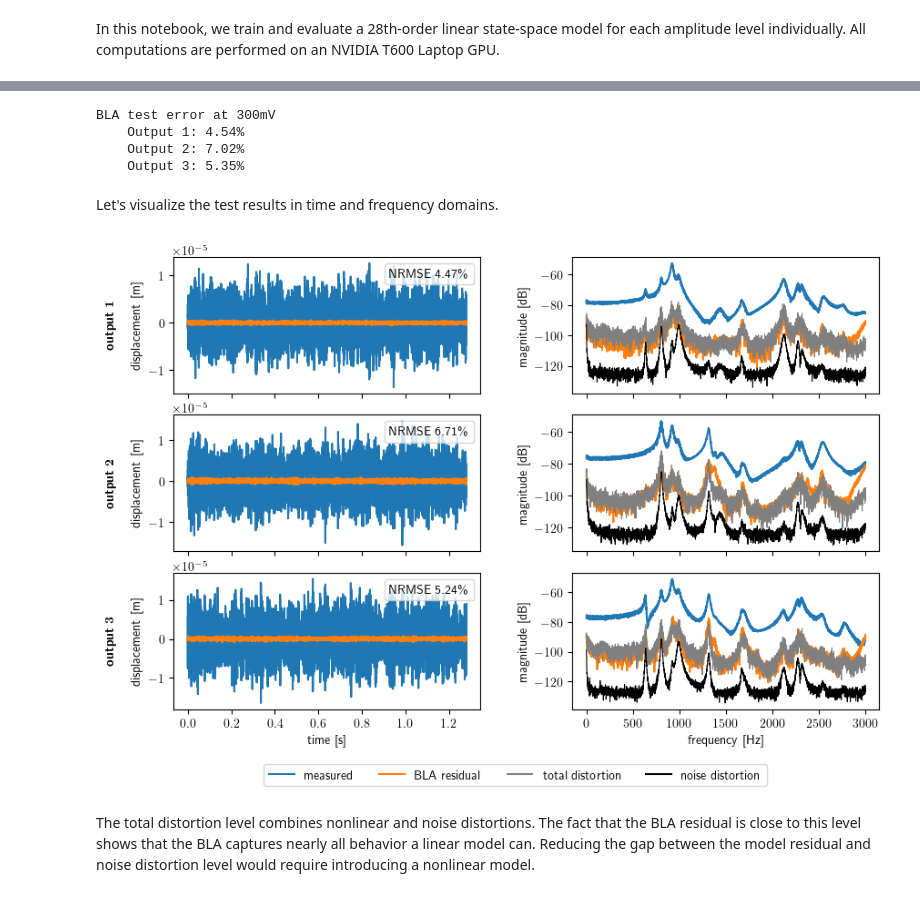
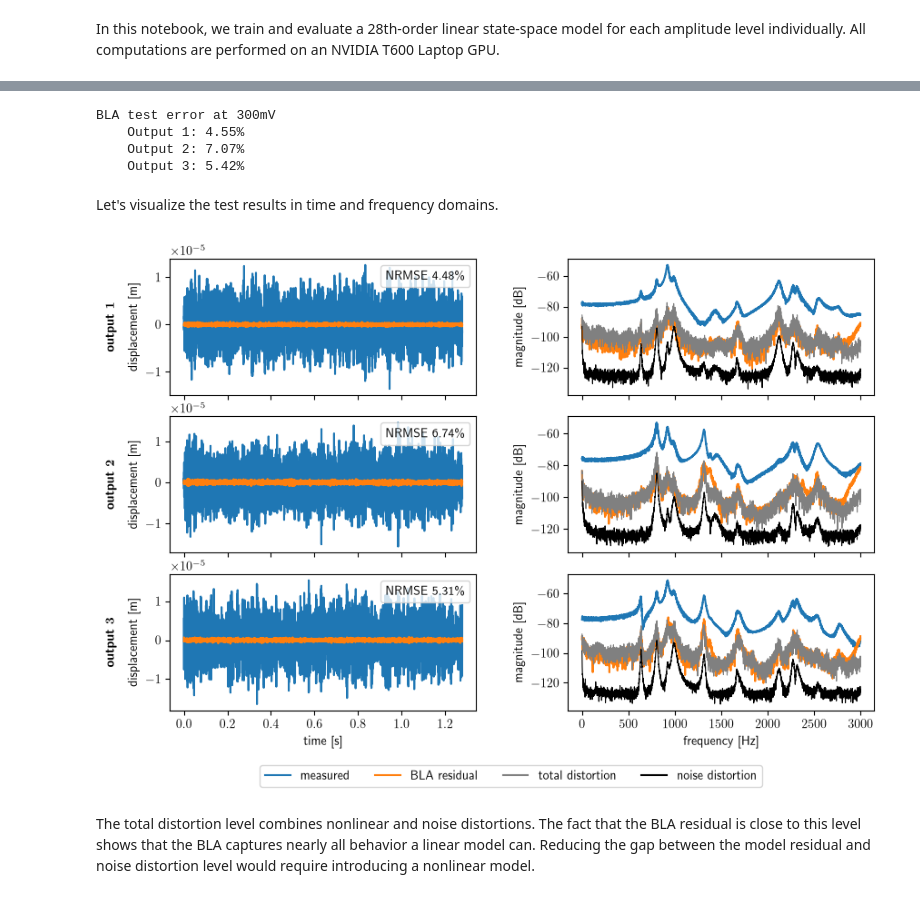
Before and after one commit to merijnfloren/fsm-benchmark-data, a Jupyter notebook: baseline_results/fit_BLA.ipynb, the cells around one changed output, grey strips where cells are left out. Cells and saved outputs as stored; diff of their text form; code cells hidden in the pictures.

Commit message:
chore: update examples for compatibility with freq-statesapce v0.2.0

```diff
--- a/baseline_results/fit_BLA.ipynb
+++ b/baseline_results/fit_BLA.ipynb
@@ -33,9 +33,9 @@ nu, ny = u_train.shape[1], y_train.shape[1]
 
 fs = 6400  # [Hz]
 f_max = 3000  # [Hz]
-f_idx = np.arange(1, math.ceil(f_max / (fs / N)))  # frequency lines of interest (excludes DC)
+excited_bins = np.arange(1, math.ceil(f_max / (fs / N)))  # frequency lines of interest (excludes DC)
 
-data = fss.create_data_object(u_train, y_train, f_idx, fs)
+data = fss.create_data_object(u_train, y_train, fs, excited_bins)
 # %%
 # Fit Best Linear Approximation
 nx = 28  # state dimension
@@ -82,24 +82,26 @@ for i, val in enumerate(nrmse):
     print(f"    Output {i+1}: {val:.2f}%")
 # %% [output]
 BLA test error at 300mV
-    Output 1: 4.54%
-    Output 2: 7.02%
-    Output 3: 5.35%
+    Output 1: 4.55%
+    Output 2: 7.07%
+    Output 3: 5.42%
 # %% [markdown]
 Let's visualize the test results in time and frequency domains.
 # %%
 rcParams['text.usetex'] = True
+n_realizations, n_periods = y_train.shape[2], y_train.shape[3]
+n_experiments = n_realizations // nu
 
 # Frequency-domain quantities
-Y_test = np.fft.rfft(y_test, axis=0)[f_idx, :]
-Y_error = np.fft.rfft(error, axis=0)[f_idx, :]
+Y_test = np.fft.rfft(y_test, axis=0)[excited_bins, :]
+Y_error = np.fft.rfft(error, axis=0)[excited_bins, :]
 Y_test_abs = np.mean(np.abs(Y_test), axis=(2, 3))
 Y_error_abs = np.mean(np.abs(Y_error), axis=(2, 3))
 
 # Distortion levels
-U_abs = np.abs(data.freq.U[f_idx]).mean(axis=2, keepdims=True)
-std_tot = data.norm.y_std * np.sqrt(data.freq.G_bla.var_tot) @ U_abs
-std_noise = data.norm.y_std * np.sqrt(data.freq.G_bla.var_noise) @ U_abs
+U_abs = np.abs(data.freq.U[excited_bins]).mean(axis=2, keepdims=True)
+std_tot = data.norm.y_std * np.sqrt(n_experiments *  data.freq.G_bla.var_tot) @ U_abs
+std_noise = data.norm.y_std * np.sqrt(n_experiments *  n_periods * data.freq.G_bla.var_noise) @ U_abs
 
 fig = plt.figure(figsize=(10, 7))
 gs = gridspec.GridSpec(4, 2, height_ratios=[2, 2, 2, .25], hspace=0.2, wspace=0.3)
@@ -118,43 +120,43 @@ for i in range(3):
 
     # NRMSE legend
     nrmse_text = Line2D([], [], linestyle='None', marker='',
-                        label=f'NRMSE {NRMSE_list[i, 0, 0]:.2f}\%')
+                        label=rf'NRMSE {NRMSE_list[i, 0, 0]:.2f}\%')
     ax_time.legend(handles=[nrmse_text], loc='upper right', frameon=True,
                    handlelength=0, handletextpad=0)
 
     # Frequency-domain plots
     ax_mag = fig.add_subplot(gs[i, 1])
-    ax_mag.plot(data.freq.f[data.freq.f_idx], 20*np.log10(Y_test_abs[:, i]))
-    ax_mag.plot(data.freq.f[data.freq.f_idx], 20*np.log10(Y_error_abs[:, i]))
-    ax_mag.plot(data.freq.f[data.freq.f_idx], 20*np.log10(std_tot[:, i]),
+    ax_mag.plot(data.freq.freqs[data.freq.excited_bins], 20*np.log10(Y_test_abs[:, i]))
+    ax_mag.plot(data.freq.freqs[data.freq.excited_bins], 20*np.log10(Y_error_abs[:, i]))
+    ax_mag.plot(data.freq.freqs[data.freq.excited_bins], 20*np.log10(std_tot[:, i]),
                 color='grey', linewidth=0.8)
-    ax_mag.plot(data.freq.f[data.freq.f_idx], 20*np.log10(std_noise[:, i]),
+    ax_mag.plot(data.freq.freqs[data.freq.excited_bins], 20*np.log10(std_noise[:, i]),
                 color='black', linewidth=0.8)
     if i < 2:
         ax_mag.set_xticklabels([])
     else:
         ax_mag.set_xlabel("frequency [Hz]")
     ax_mag.set_ylabel("magnitude [dB]")
     axs_mag.append(ax_mag)
 
 # Legend and layout
 ax_legend = fig.add_subplot(gs[3, :])
 ax_legend.axis('off')
 fig.align_ylabels(axs_mag)
 
 main_legend = [
     Line2D([0], [0], label='measured'),
     Line2D([0], [0], color='C1', label='BLA residual'),
     Line2D([0], [0], color='grey', label='total distortion'),
     Line2D([0], [0], color='black', label='noise distortion'),
 ]
 
 fig.legend(handles=main_legend, loc='lower center', ncol=4, frameon=True,
            borderaxespad=0.0, bbox_to_anchor=(0.5, 0.05))
 
 plt.show()
 # %% [output]
-[figure, old version]
+[figure, new version]
 # %% [markdown]
 The total distortion level combines nonlinear and noise distortions. The fact that the
 BLA residual is close to this level shows that the BLA captures nearly all behavior a
```
Also changed, not shown: parts of 1 cell of this notebook, 9 other files.
